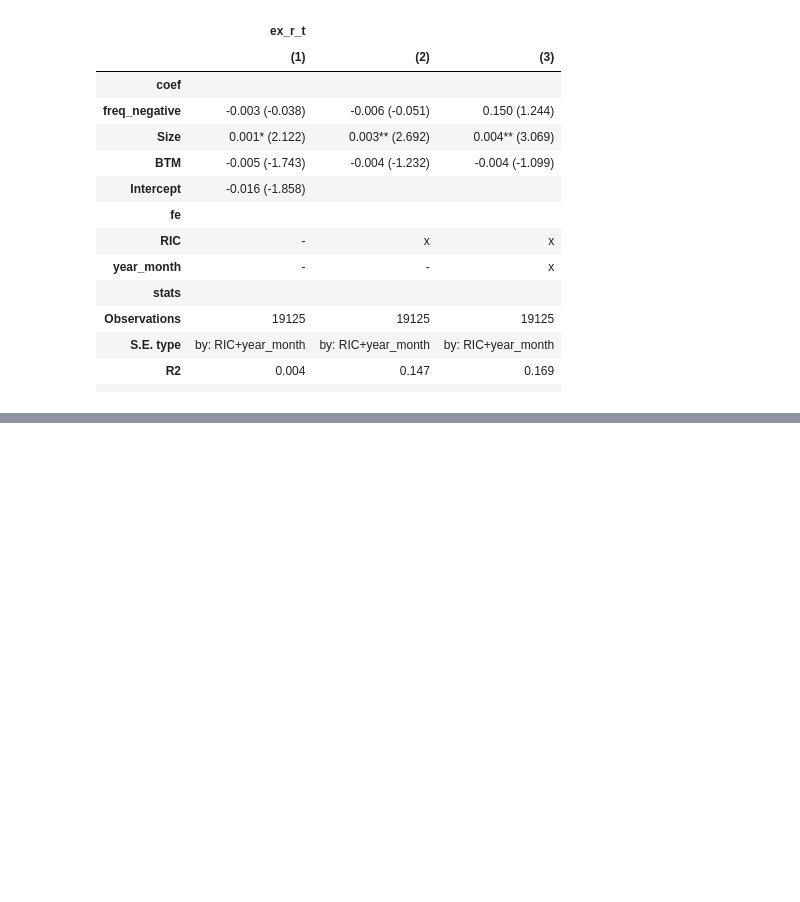
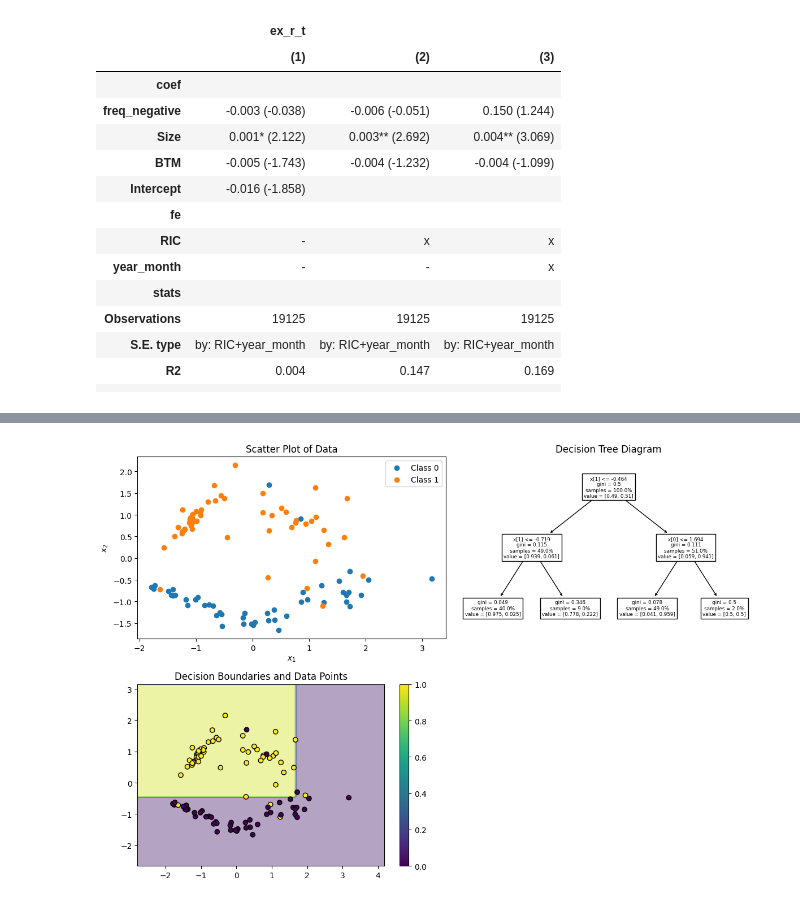
Before and after one commit to RalfKellner/dlta_coursebook, a Jupyter notebook: coursebook/03_financial_words_analysis.ipynb, the cells around one changed output, grey strips where cells are left out. Cells and saved outputs as stored; diff of their text form; code cells hidden in the pictures; blank space fills up the shorter version.

```diff
--- a/coursebook/03_financial_words_analysis.ipynb
+++ b/coursebook/03_financial_words_analysis.ipynb
@@ -122,0 +147,52 @@ pf.etable([model_ols, model_fe_firm, model_fe_firmyear], coef_fmt = "b (t)")
+# %%
+import numpy as np
+from sklearn.datasets import make_classification
+import matplotlib.pylab as plt
+from sklearn.tree import DecisionTreeClassifier
+from sklearn import tree
+
+# Generate data
+X, y = make_classification(n_features=2, n_informative=2, n_redundant=0, flip_y=0.10, random_state=1)
+
+# Create a figure with subplots (2 rows, 2 columns)
+fig, axes = plt.subplots(2, 2, figsize=(12, 8))
+
+# 1st Plot: Scatter plot of the original data
+axes[0, 0].scatter(X[y == 0][:, 0], X[y == 0][:, 1], label='Class 0')
+axes[0, 0].scatter(X[y == 1][:, 0], X[y == 1][:, 1], label='Class 1')
+axes[0, 0].set_xlabel(r"$x_1$")
+axes[0, 0].set_ylabel(r"$x_2$")
+axes[0, 0].set_title('Scatter Plot of Data')
+axes[0, 0].legend()
+
+# Fit the Decision Tree Classifier
+classifier = DecisionTreeClassifier(max_depth=2)
+classifier.fit(X, y)
+
+# 2nd Plot: Decision tree diagram
+tree.plot_tree(classifier, proportion=True, ax=axes[0, 1])
+axes[0, 1].set_title('Decision Tree Diagram')
+
+# Create a mesh grid for decision boundary plotting
+x_min, x_max = X[:, 0].min() - 1, X[:, 0].max() + 1
+y_min, y_max = X[:, 1].min() - 1, X[:, 1].max() + 1
+xx, yy = np.meshgrid(np.linspace(x_min, x_max, 100), np.linspace(y_min, y_max, 100))
+
+# Predict values for each point on the grid
+Z = classifier.predict(np.c_[xx.ravel(), yy.ravel()])
+Z = Z.reshape(xx.shape)
+
+# 3rd Plot: Decision boundaries with data points
+contour = axes[1, 0].contourf(xx, yy, Z, alpha=0.4, cmap='viridis')
+scatter = axes[1, 0].scatter(X[:, 0], X[:, 1], c=y, cmap='viridis', edgecolor='k')
+axes[1, 0].set_title('Decision Boundaries and Data Points')
+plt.colorbar(scatter, ax=axes[1, 0])
+
+# Leave the 4th subplot (axes[1, 1]) empty
+axes[1, 1].axis('off')  # This line turns off the axis, making it a blank subplot
+
+# Adjust layout for clarity
+plt.tight_layout()
+plt.show()
+# %% [output]
+[figure, added]
```
Also changed, not shown: parts of 6 cells of this notebook.
